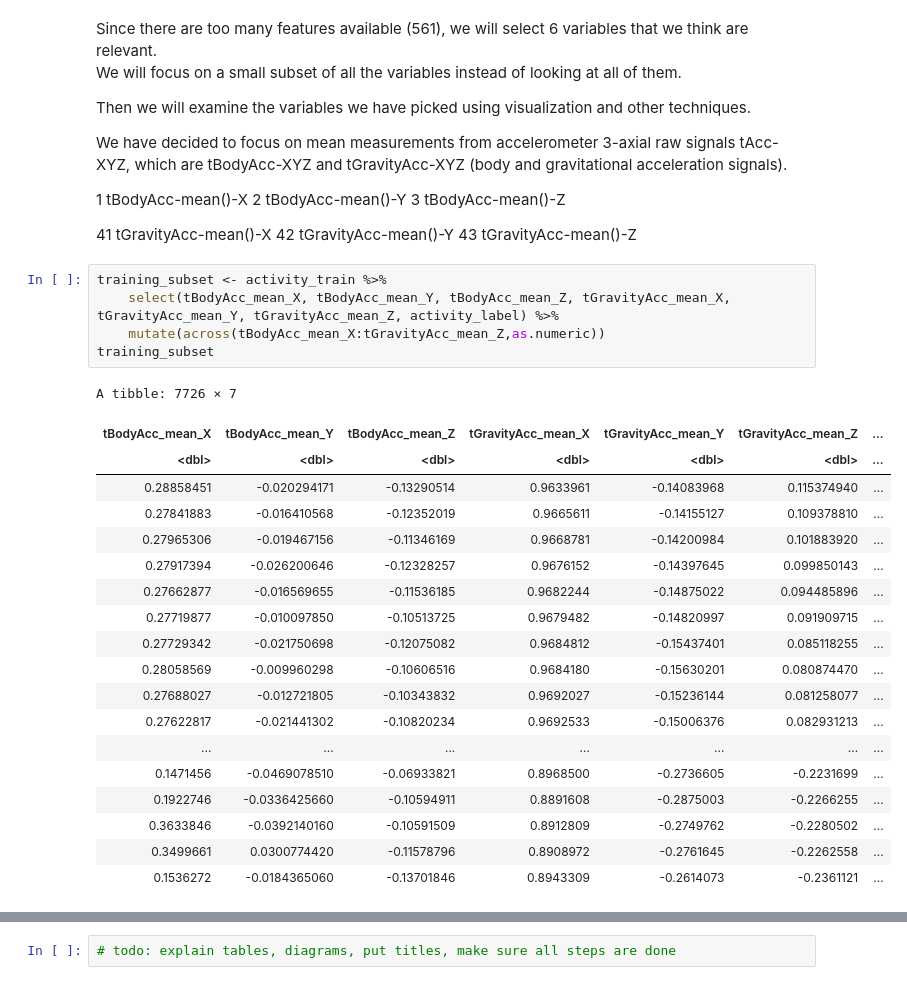
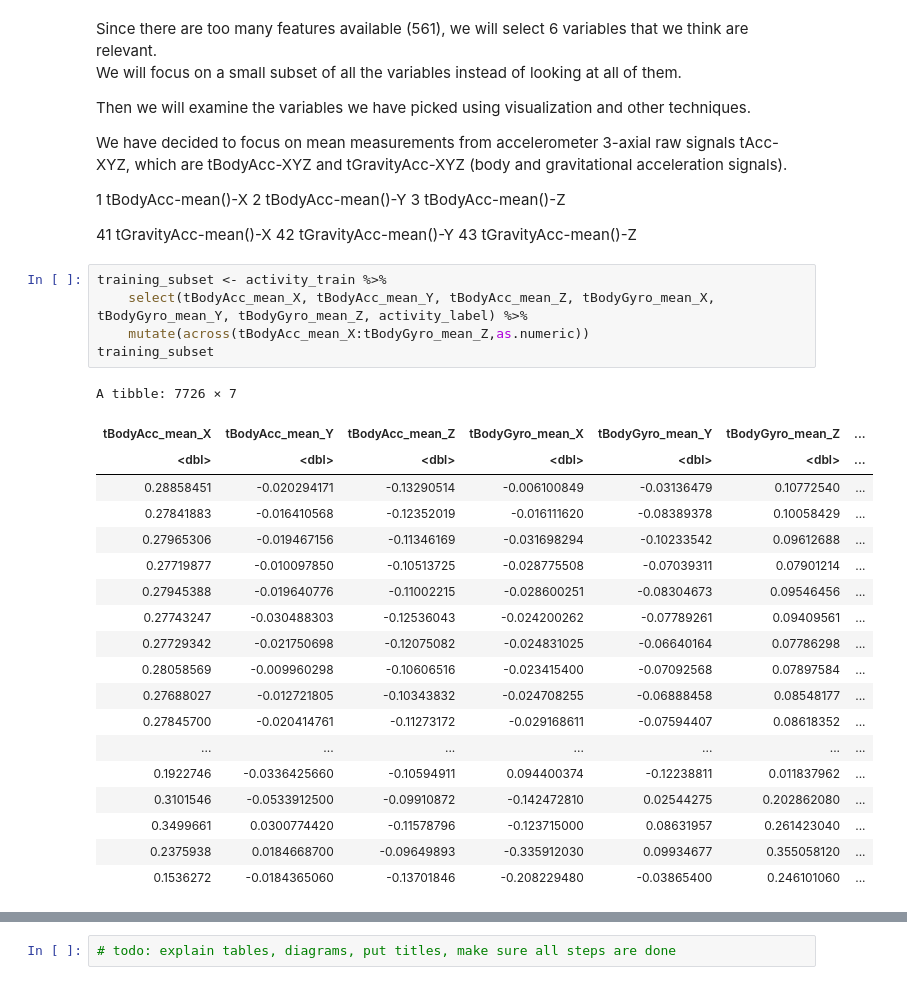
Before and after one commit to eleahj/dsci_project, a Jupyter notebook: human_activities.ipynb, the cells around one changed output, grey strips where cells are left out. Drawn from its saved outputs; the diff is of its cells as text.

```diff
--- a/human_activities.ipynb
+++ b/human_activities.ipynb
@@ -199,29 +217,29 @@ We have decided to focus on mean measurements from accelerometer 3-axial raw sig
 43 tGravityAcc-mean()-Z
 # %%
 training_subset <- activity_train %>%
-    select(tBodyAcc_mean_X, tBodyAcc_mean_Y, tBodyAcc_mean_Z, tGravityAcc_mean_X, tGravityAcc_mean_Y, tGravityAcc_mean_Z, activity_label) %>%
-    mutate(across(tBodyAcc_mean_X:tGravityAcc_mean_Z,as.numeric))
+    select(tBodyAcc_mean_X, tBodyAcc_mean_Y, tBodyAcc_mean_Z, tBodyGyro_mean_X, tBodyGyro_mean_Y, tBodyGyro_mean_Z, activity_label) %>%
+    mutate(across(tBodyAcc_mean_X:tBodyGyro_mean_Z,as.numeric))
 training_subset
 # %% [output]
 A tibble: 7726 × 7
-| tBodyAcc_mean_X | tBodyAcc_mean_Y | tBodyAcc_mean_Z | tGravityAcc_mean_X | tGravityAcc_mean_Y | tGravityAcc_mean_Z | ... |
+| tBodyAcc_mean_X | tBodyAcc_mean_Y | tBodyAcc_mean_Z | tBodyGyro_mean_X | tBodyGyro_mean_Y | tBodyGyro_mean_Z | ... |
 | <dbl> | <dbl> | <dbl> | <dbl> | <dbl> | <dbl> | ... |
-| 0.28858451 | -0.020294171 | -0.13290514 | 0.9633961 | -0.14083968 | 0.115374940 | ... |
-| 0.27841883 | -0.016410568 | -0.12352019 | 0.9665611 | -0.14155127 | 0.109378810 | ... |
-| 0.27965306 | -0.019467156 | -0.11346169 | 0.9668781 | -0.14200984 | 0.101883920 | ... |
-| 0.27917394 | -0.026200646 | -0.12328257 | 0.9676152 | -0.14397645 | 0.099850143 | ... |
-| 0.27662877 | -0.016569655 | -0.11536185 | 0.9682244 | -0.14875022 | 0.094485896 | ... |
-| 0.27719877 | -0.010097850 | -0.10513725 | 0.9679482 | -0.14820997 | 0.091909715 | ... |
-| 0.27729342 | -0.021750698 | -0.12075082 | 0.9684812 | -0.15437401 | 0.085118255 | ... |
-| 0.28058569 | -0.009960298 | -0.10606516 | 0.9684180 | -0.15630201 | 0.080874470 | ... |
-| 0.27688027 | -0.012721805 | -0.10343832 | 0.9692027 | -0.15236144 | 0.081258077 | ... |
-| 0.27622817 | -0.021441302 | -0.10820234 | 0.9692533 | -0.15006376 | 0.082931213 | ... |
+| 0.28858451 | -0.020294171 | -0.13290514 | -0.006100849 | -0.03136479 | 0.10772540 | ... |
+| 0.27841883 | -0.016410568 | -0.12352019 | -0.016111620 | -0.08389378 | 0.10058429 | ... |
+| 0.27965306 | -0.019467156 | -0.11346169 | -0.031698294 | -0.10233542 | 0.09612688 | ... |
+| 0.27719877 | -0.010097850 | -0.10513725 | -0.028775508 | -0.07039311 | 0.07901214 | ... |
+| 0.27945388 | -0.019640776 | -0.11002215 | -0.028600251 | -0.08304673 | 0.09546456 | ... |
+| 0.27743247 | -0.030488303 | -0.12536043 | -0.024200262 | -0.07789261 | 0.09409561 | ... |
+| 0.27729342 | -0.021750698 | -0.12075082 | -0.024831025 | -0.06640164 | 0.07786298 | ... |
+| 0.28058569 | -0.009960298 | -0.10606516 | -0.023415400 | -0.07092568 | 0.07897584 | ... |
+| 0.27688027 | -0.012721805 | -0.10343832 | -0.024708255 | -0.06888458 | 0.08548177 | ... |
+| 0.27845700 | -0.020414761 | -0.11273172 | -0.029168611 | -0.07594407 | 0.08618352 | ... |
 | ... | ... | ... | ... | ... | ... | ... |
-| 0.1471456 | -0.0469078510 | -0.06933821 | 0.8968500 | -0.2736605 | -0.2231699 | ... |
-| 0.1922746 | -0.0336425660 | -0.10594911 | 0.8891608 | -0.2875003 | -0.2266255 | ... |
-| 0.3633846 | -0.0392140160 | -0.10591509 | 0.8912809 | -0.2749762 | -0.2280502 | ... |
-| 0.3499661 | 0.0300774420 | -0.11578796 | 0.8908972 | -0.2761645 | -0.2262558 | ... |
-| 0.1536272 | -0.0184365060 | -0.13701846 | 0.8943309 | -0.2614073 | -0.2361121 | ... |
+| 0.1922746 | -0.0336425660 | -0.10594911 | 0.094400374 | -0.12238811 | 0.011837962 | ... |
+| 0.3101546 | -0.0533912500 | -0.09910872 | -0.142472810 | 0.02544275 | 0.202862080 | ... |
+| 0.3499661 | 0.0300774420 | -0.11578796 | -0.123715000 | 0.08631957 | 0.261423040 | ... |
+| 0.2375938 | 0.0184668700 | -0.09649893 | -0.335912030 | 0.09934677 | 0.355058120 | ... |
+| 0.1536272 | -0.0184365060 | -0.13701846 | -0.208229480 | -0.03865400 | 0.246101060 | ... |
 # %%
 # tidy:
 # each row is a single observation,
```
Also changed, not shown: parts of 3 cells of this notebook.
